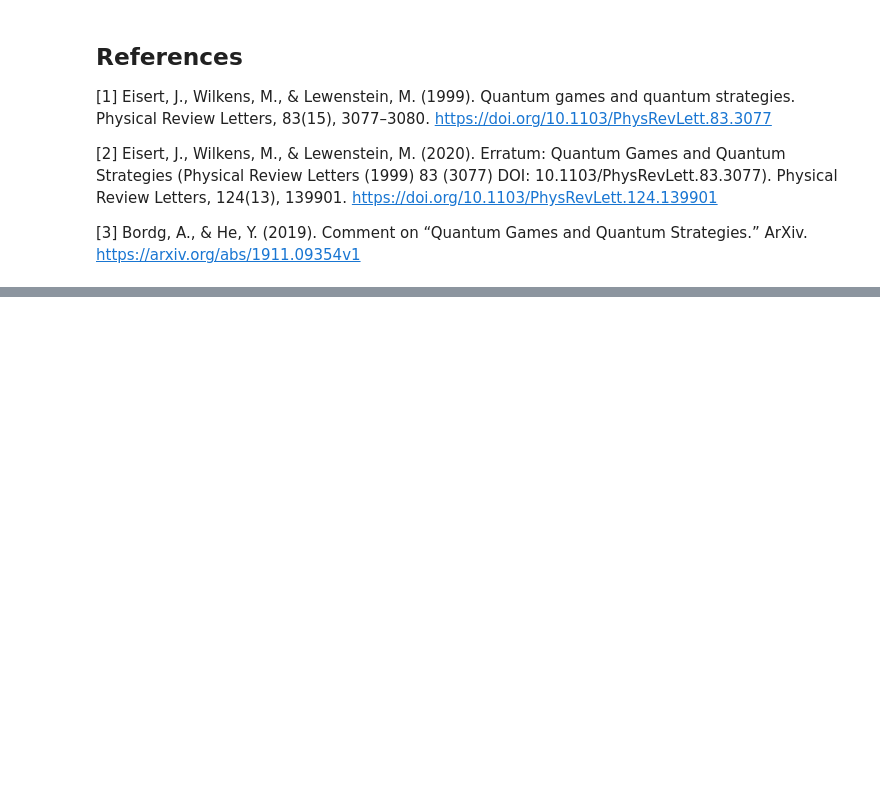
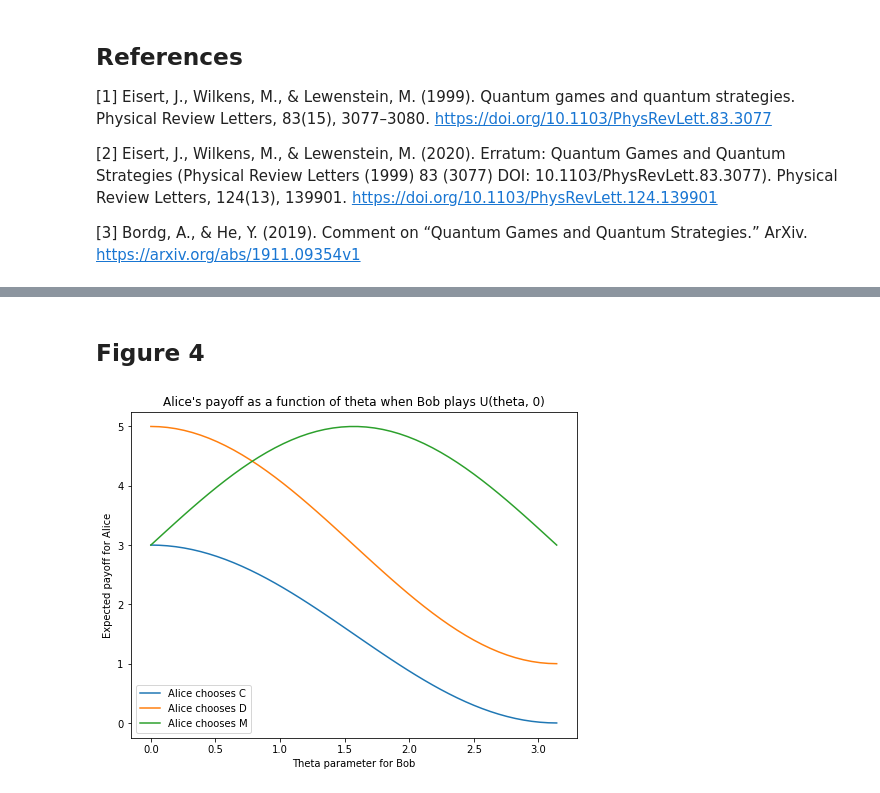
Before and after one commit to Sahel13/Quantum-Game-Theory, a Jupyter notebook: PrisonersDilemma.ipynb, the cells around one changed output, grey strips where cells are left out. Cells and saved outputs as stored; diff of their text form; code cells hidden in the pictures; blank space fills up the shorter version.

```diff
--- a/PrisonersDilemma.ipynb
+++ b/PrisonersDilemma.ipynb
@@ -79,0 +144,32 @@ There was a negative sign missing from the defenition of the matrix J (which cre
+# %% [markdown]
+## Figure 4
+# %%
+game = PrisonersDilemma()
+game.setJ(pi/2)
+
+X = np.linspace(0, pi, 50)
+
+def getAliceP(thetaA, phiA, x):
+    Alice = np.empty(len(x))
+    game.setAliceMove(thetaA, phiA)
+
+    for i in range(len(x)):
+        theta = X[i]
+        game.setBobMove(theta, 0)
+        (alice, bob) = game.expectedPayoff()
+        Alice[i] = alice
+
+    return Alice
+
+# Plotting the graph
+plt.figure(figsize=(8,6))
+plt.plot(X, getAliceP(0, 0, X), label="Alice chooses C")
+plt.plot(X, getAliceP(pi, 0, X), label="Alice chooses D")
+plt.plot(X, getAliceP(pi/2, pi/2, X), label="Alice chooses M")
+plt.legend()
+plt.xlabel("Theta parameter for Bob")
+plt.ylabel("Expected payoff for Alice")
+plt.title("Alice's payoff as a function of theta when Bob plays U(theta, 0)")
+plt.show()
+# %% [output]
+[figure, added]
```
Also changed, not shown: parts of 7 cells of this notebook.
